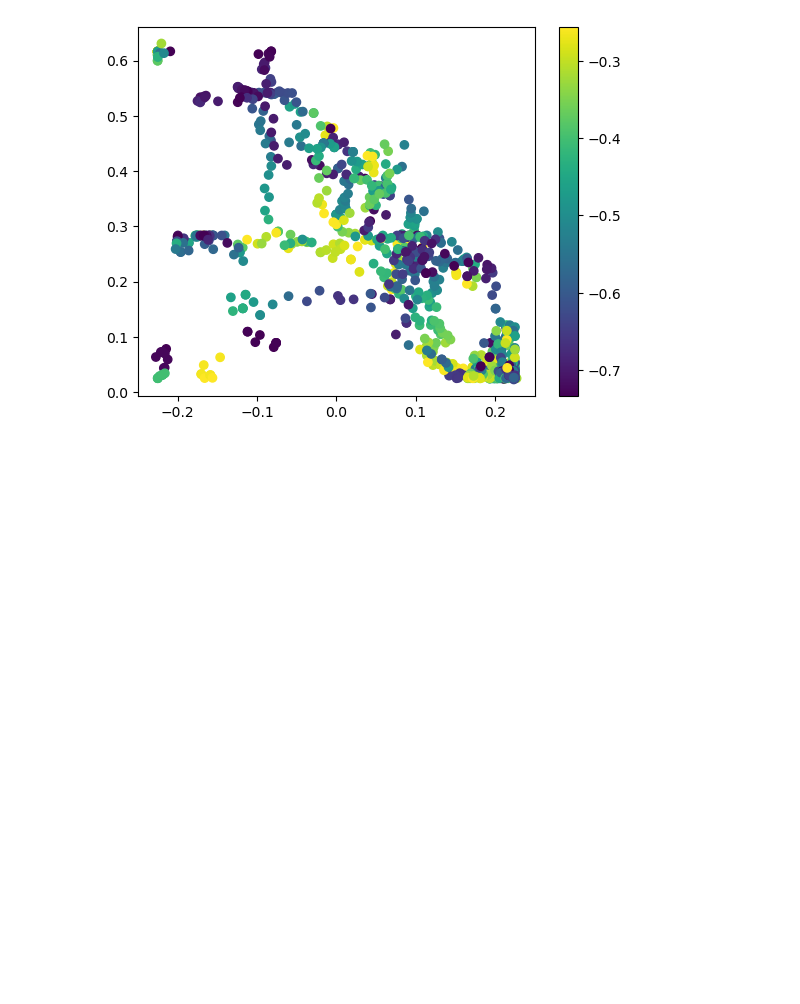
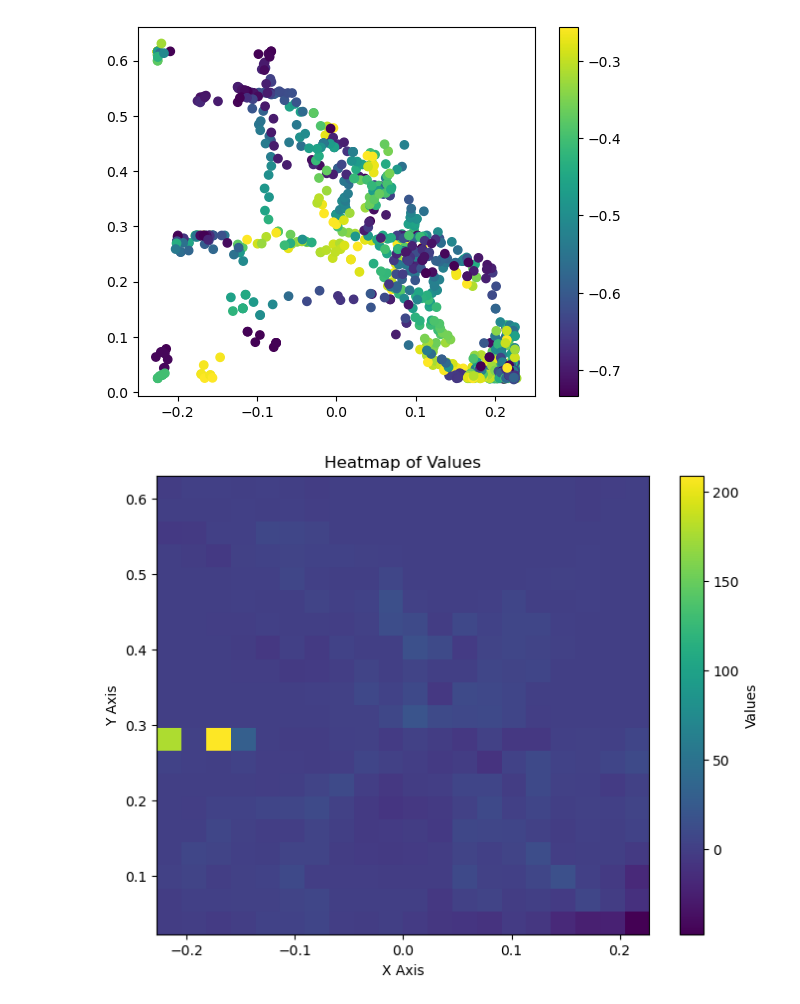
Before and after one commit to shacklettbp/madrona_escape_room, a Jupyter notebook: PPOTrajectories.ipynb, the cells around one changed output. Drawn from its saved outputs; the diff is of its cells as text; code cells hidden in the pictures; blank space fills up the shorter version.

```diff
--- a/PPOTrajectories.ipynb
+++ b/PPOTrajectories.ipynb
@@ -181,3 +181,30 @@ plt.colorbar()
 # %% [output]
 <matplotlib.colorbar.Colorbar at 0x...>
 [figure]
+# %%
+import matplotlib.pyplot as plt
+
+# Assuming you have 'all_rollouts' containing your data
+# Assuming 'all_rollouts' is a list of objects with the structure as mentioned in your code
+
+# Extract data for plotting
+x_data = []
+y_data = []
+values = []
+
+for i in range(5):
+    for j in range(len(all_rollouts)):
+        x_data.extend(all_rollouts[j].obs[0][:, :, i, 2].cpu().reshape(-1))
+        y_data.extend(all_rollouts[j].obs[0][:, :, i, 3].cpu().reshape(-1))
+        values.extend(all_rollouts[j].values[:, :, i].cpu().reshape(-1))
+
+# Create a 2D histogram (heatmap)
+plt.figure(figsize=(8, 6))
+plt.hist2d(x_data, y_data, bins=20, weights=values, cmap='viridis')  # You can adjust the number of bins and the colormap
+plt.colorbar(label='Values')
+plt.xlabel('X Axis')
+plt.ylabel('Y Axis')
+plt.title('Heatmap of Values')
+plt.show()
+# %% [output]
+[figure, added]
```
Also changed, not shown: parts of 2 cells of this notebook, 3 other files.
